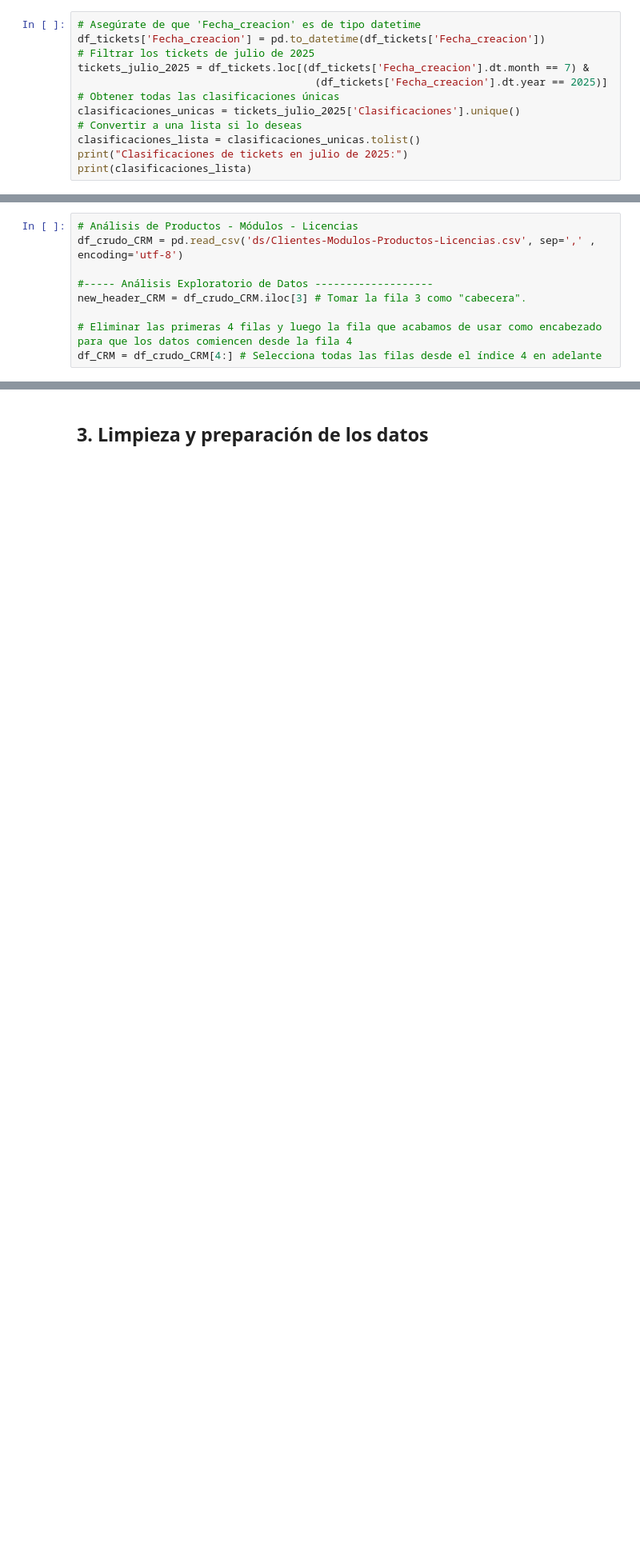
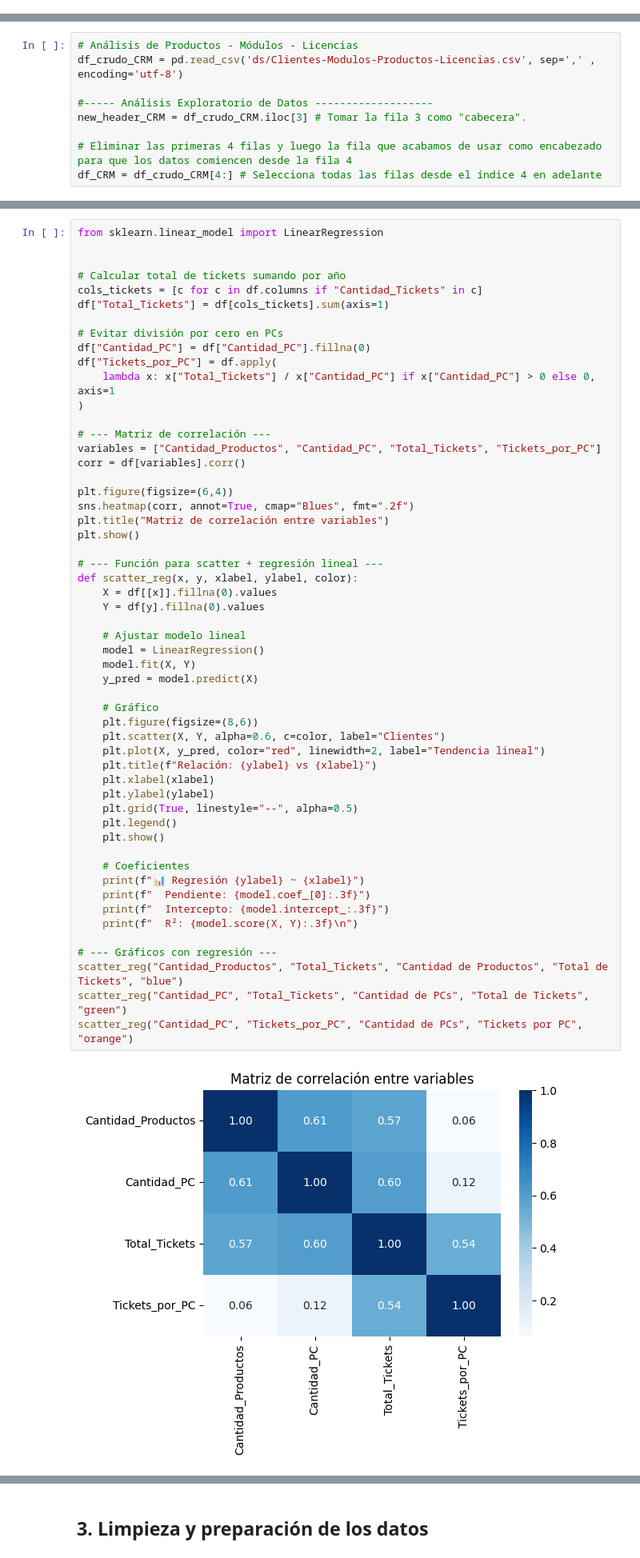
Before and after one commit to christiansaluzzo/Etsol_AnalisisClientes, a Jupyter notebook: análisis_clientes.ipynb, the cells around one changed output, grey strips where cells are left out. Shown at 80% size. Cells and saved outputs as stored; diff of their text form; blank space fills up the shorter version.

```diff
--- a/análisis_clientes.ipynb
+++ b/análisis_clientes.ipynb
@@ -185,12 +171,0 @@ Cantidad de tickets con fecha de creación en julio de 2025: 2160
-# %%
-# Asegúrate de que 'Fecha_creacion' es de tipo datetime
-df_tickets['Fecha_creacion'] = pd.to_datetime(df_tickets['Fecha_creacion'])
-# Filtrar los tickets de julio de 2025
-tickets_julio_2025 = df_tickets.loc[(df_tickets['Fecha_creacion'].dt.month == 7) &
-                                      (df_tickets['Fecha_creacion'].dt.year == 2025)]
-# Obtener todas las clasificaciones únicas
-clasificaciones_unicas = tickets_julio_2025['Clasificaciones'].unique()
-# Convertir a una lista si lo deseas
-clasificaciones_lista = clasificaciones_unicas.tolist()
-print("Clasificaciones de tickets en julio de 2025:")
-print(clasificaciones_lista)
@@ -271,0 +508,56 @@ Cantidad de Productos        0.622388               1.000000
+# %%
+from sklearn.linear_model import LinearRegression
+
+
+# Calcular total de tickets sumando por año
+cols_tickets = [c for c in df.columns if "Cantidad_Tickets" in c]
+df["Total_Tickets"] = df[cols_tickets].sum(axis=1)
+
+# Evitar división por cero en PCs
+df["Cantidad_PC"] = df["Cantidad_PC"].fillna(0)
+df["Tickets_por_PC"] = df.apply(
+    lambda x: x["Total_Tickets"] / x["Cantidad_PC"] if x["Cantidad_PC"] > 0 else 0, axis=1
+)
+
+# --- Matriz de correlación ---
+variables = ["Cantidad_Productos", "Cantidad_PC", "Total_Tickets", "Tickets_por_PC"]
+corr = df[variables].corr()
+
+plt.figure(figsize=(6,4))
+sns.heatmap(corr, annot=True, cmap="Blues", fmt=".2f")
+plt.title("Matriz de correlación entre variables")
+plt.show()
+
+# --- Función para scatter + regresión lineal ---
+def scatter_reg(x, y, xlabel, ylabel, color):
+    X = df[[x]].fillna(0).values
+    Y = df[y].fillna(0).values
+
+    # Ajustar modelo lineal
+    model = LinearRegression()
+    model.fit(X, Y)
+    y_pred = model.predict(X)
+
+    # Gráfico
+    plt.figure(figsize=(8,6))
+    plt.scatter(X, Y, alpha=0.6, c=color, label="Clientes")
+    plt.plot(X, y_pred, color="red", linewidth=2, label="Tendencia lineal")
+    plt.title(f"Relación: {ylabel} vs {xlabel}")
+    plt.xlabel(xlabel)
+    plt.ylabel(ylabel)
+    plt.grid(True, linestyle="--", alpha=0.5)
+    plt.legend()
+    plt.show()
+
+    # Coeficientes
+    print(f"📊 Regresión {ylabel} ~ {xlabel}")
+    print(f"  Pendiente: {model.coef_[0]:.3f}")
+    print(f"  Intercepto: {model.intercept_:.3f}")
+    print(f"  R²: {model.score(X, Y):.3f}\n")
+
+# --- Gráficos con regresión ---
+scatter_reg("Cantidad_Productos", "Total_Tickets", "Cantidad de Productos", "Total de Tickets", "blue")
+scatter_reg("Cantidad_PC", "Total_Tickets", "Cantidad de PCs", "Total de Tickets", "green")
+scatter_reg("Cantidad_PC", "Tickets_por_PC", "Cantidad de PCs", "Tickets por PC", "orange")
+# %% [output]
+[figure, added]
```
Also changed, not shown: parts of 24 cells of this notebook, 4 other files.
